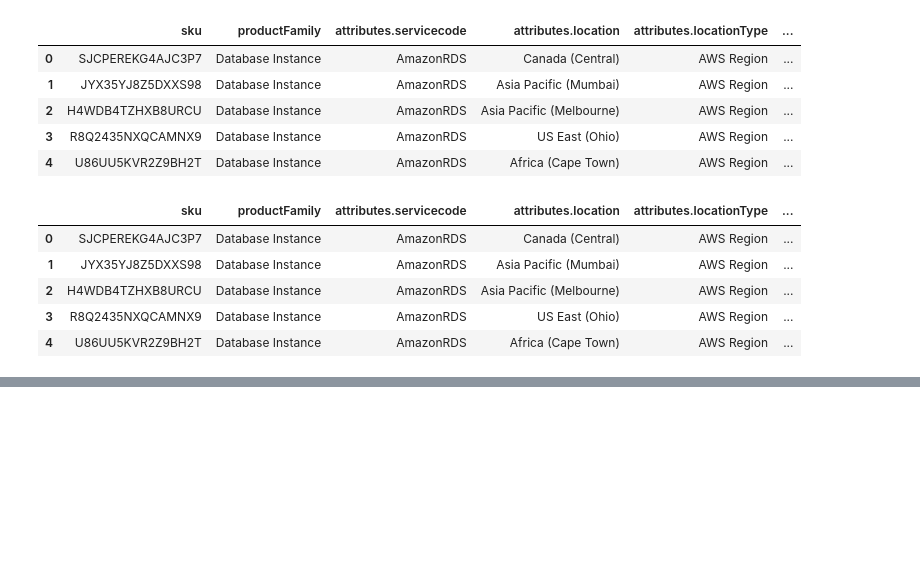
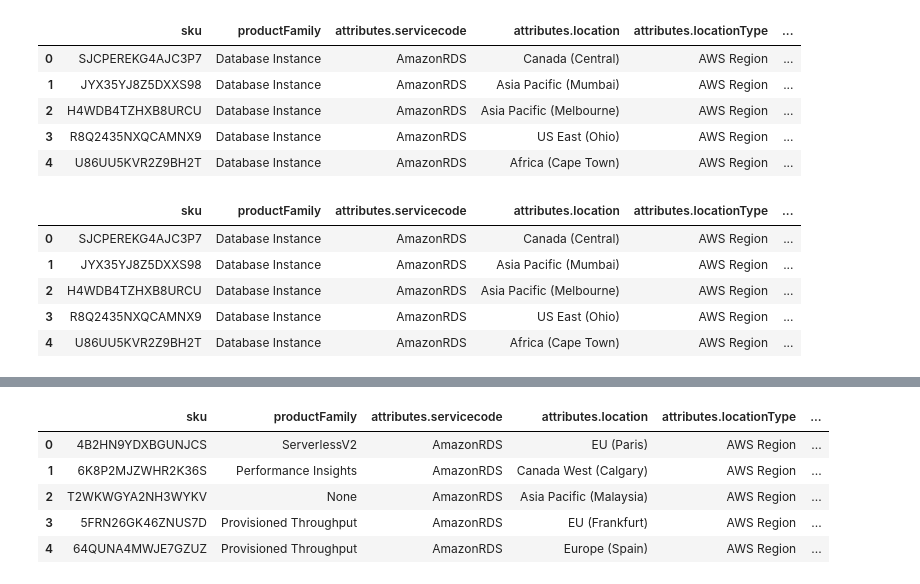
Before and after one commit to PanosVaritis/Pricing-ops-api, a Jupyter notebook: notebooks/aws_rds_eda.ipynb, the cells around one changed output, grey strips where cells are left out. Saved outputs shown, nothing was run; the diff lists cells and outputs as text; code cells hidden in the pictures; blank space fills up the shorter version.

```diff
--- a/notebooks/aws_rds_eda.ipynb
+++ b/notebooks/aws_rds_eda.ipynb
@@ -92,0 +137,33 @@ array(['Database Instance', 'ServerlessV2', 'Performance Insights',
+# %%
+feature_columns_extras = ['attributes.usagetype','attributes.operation',
+                        'attributes.databaseEngine','attributes.engineMajorVersion',
+                        'attributes.extendedSupportPricingYear','attributes.group',
+                        'attributes.acu']
+# %%
+total_extras_cols = id_columns_extras + feature_columns_extras
+
+remaining_cols_extras = [col for col in df_rds_extras.columns if col not in total_extras_cols]
+
+df_final_extras = df_rds_extras[total_extras_cols].copy()
+df_final_extras['additional_attributes'] = df_rds_extras[remaining_cols_extras].apply(
+    lambda row: json.dumps({k: v for k, v in row.to_dict().items() if pd.notna(v)}),
+    axis=1
+)
+# %%
+df_master_extras = pd.merge(
+    df_final_extras,
+    df_terms_final,
+    on='sku',
+    how='inner'
+).reset_index(drop=True)
+# %%
+pd.set_option('display.max_colwidth', 50)
+pd.set_option('display.max_columns', None)
+df_master_extras.head()
+# %% [output]
+|  | sku | productFamily | attributes.servicecode | attributes.location | attributes.locationType | ... |
+| 0 | 4B2HN9YDXBGUNJCS | ServerlessV2 | AmazonRDS | EU (Paris) | AWS Region | ... |
+| 1 | 6K8P2MJZWHR2K36S | Performance Insights | AmazonRDS | Canada West (Calgary) | AWS Region | ... |
+| 2 | T2WKWGYA2NH3WYKV | None | AmazonRDS | Asia Pacific (Malaysia) | AWS Region | ... |
+| 3 | 5FRN26GK46ZNUS7D | Provisioned Throughput | AmazonRDS | EU (Frankfurt) | AWS Region | ... |
+| 4 | 64QUNA4MWJE7GZUZ | Provisioned Throughput | AmazonRDS | Europe (Spain) | AWS Region | ... |
```
Also changed, not shown: parts of 13 cells of this notebook.
